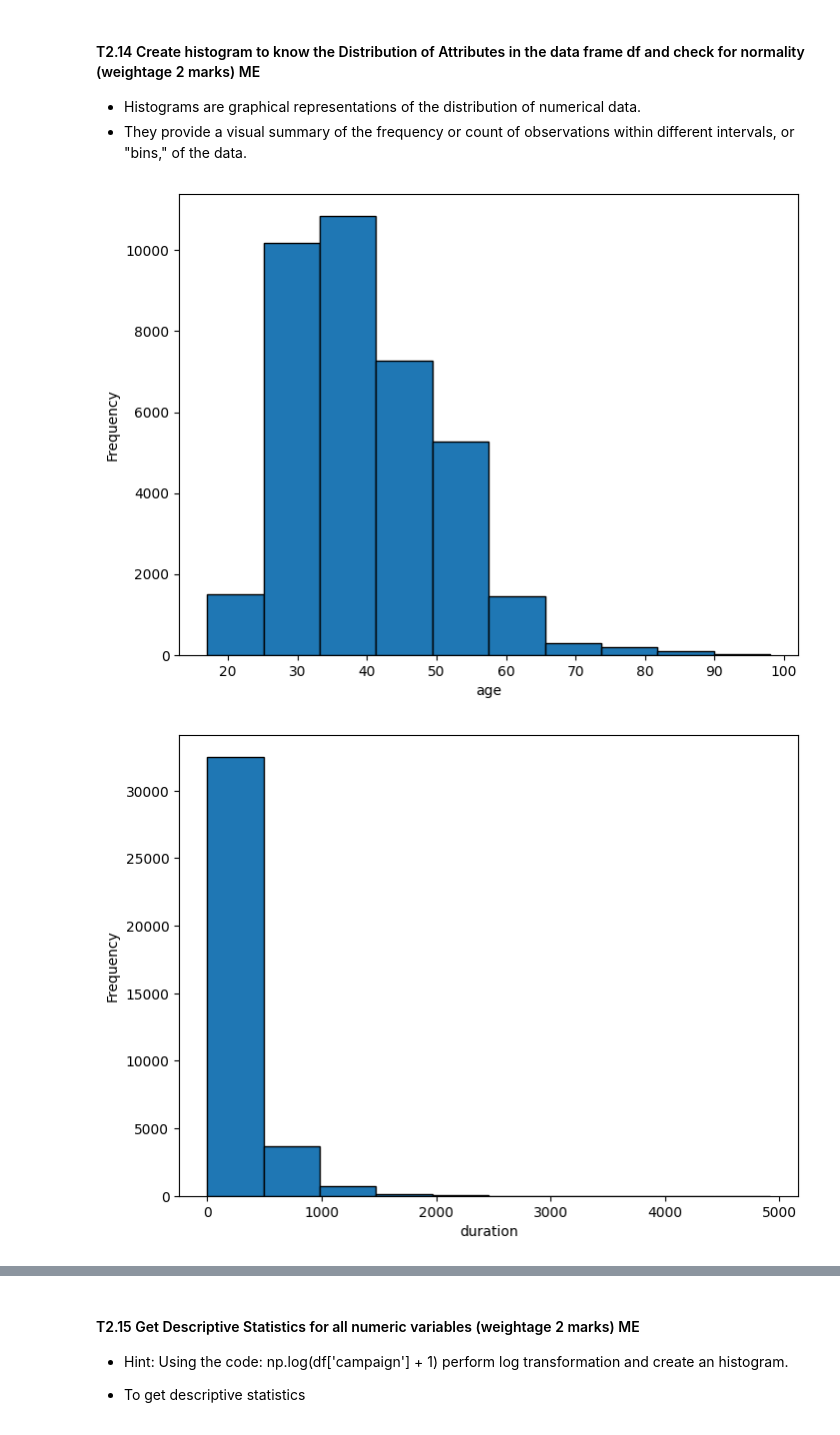
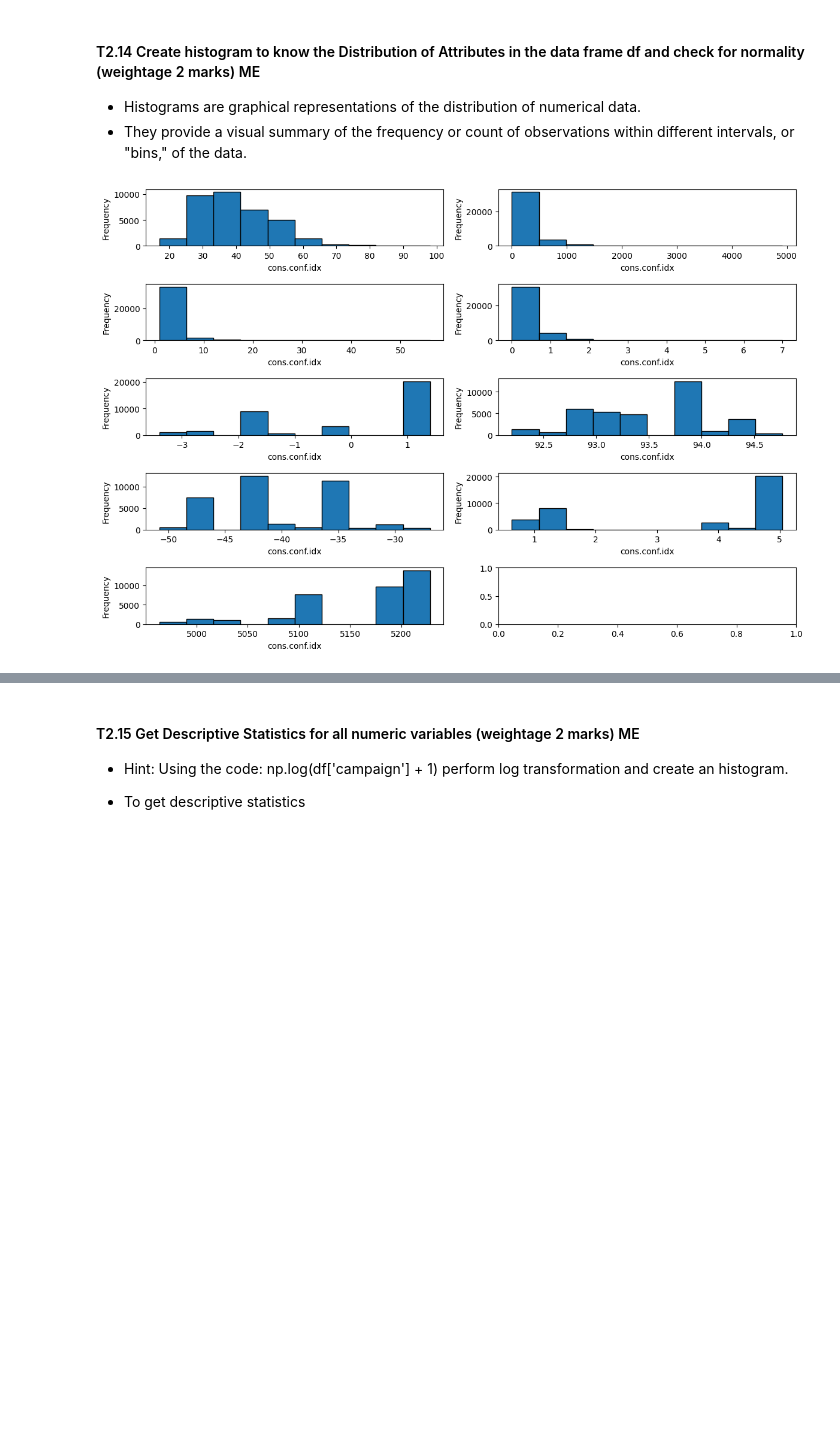
Before and after one commit to talwargit/classification_ml_model, a Jupyter notebook: Assessment.ipynb, the cells around one changed output, grey strips where cells are left out. Drawn from its saved outputs; the diff is of its cells as text; code cells hidden in the pictures; blank space fills up the shorter version.

```diff
--- a/Assessment.ipynb
+++ b/Assessment.ipynb
@@ -1051,13 +1051,18 @@ df['day_of_week'] = df['day_of_week'].astype(str)
 - They provide a visual summary of the frequency or count of observations within different intervals, or "bins," of the data.
 # %%
 # Code starts here
-for cl in Numeric:
-    plt.figure(figsize=(8,6))
-    plt.hist(df[cl],bins=10,edgecolor='black')
-    plt.xlabel(cl)
-    plt.ylabel('Frequency')
-    plt.show()
+num_cols = 2
+num_rows = (len(Numeric) + 1) // num_cols
+fig, axes = plt.subplots(nrows=num_rows,ncols=num_cols, figsize=(12,8))
+for i, column in enumerate(Numeric):
+    row = i // num_cols
+    col = i % num_cols
+    axes[row,col].hist(df[column],bins=10,edgecolor='black')
+    axes[row,col].set_xlabel(cl)
+    axes[row,col].set_ylabel('Frequency')
+plt.tight_layout()
+plt.show()
+
 # Code ends here
 # %% [output]
-[figure, old version]
+[figure, new version]
-[figure, removed]
```
Also changed, not shown: parts of 3 cells of this notebook.
